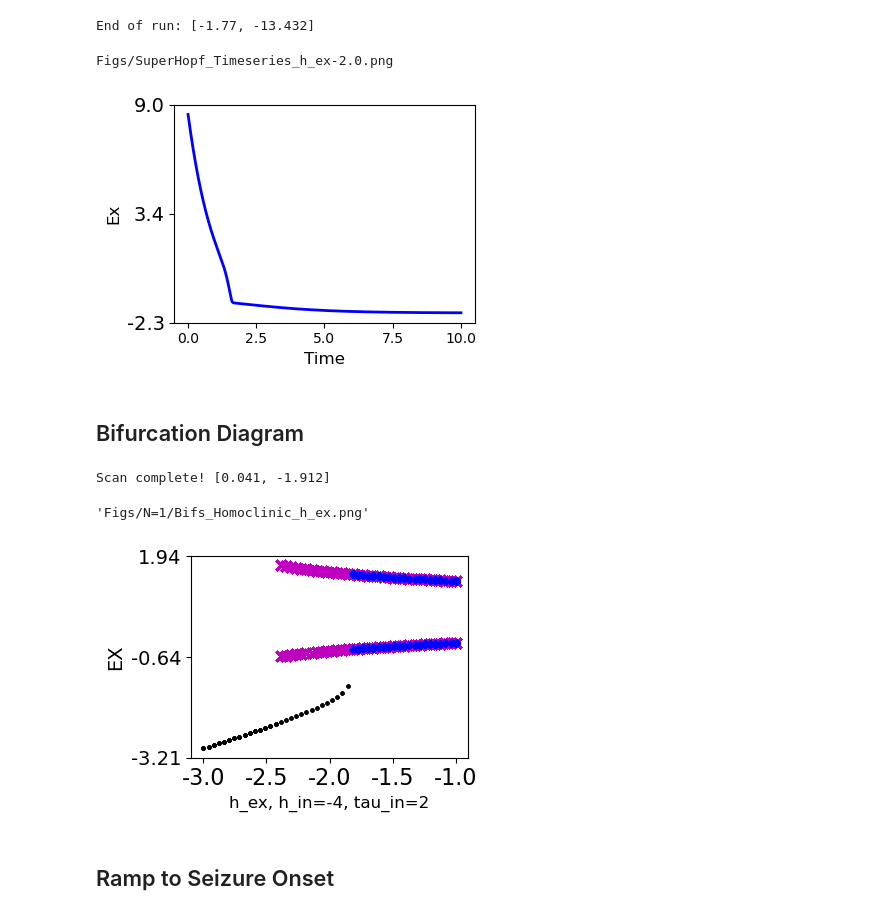
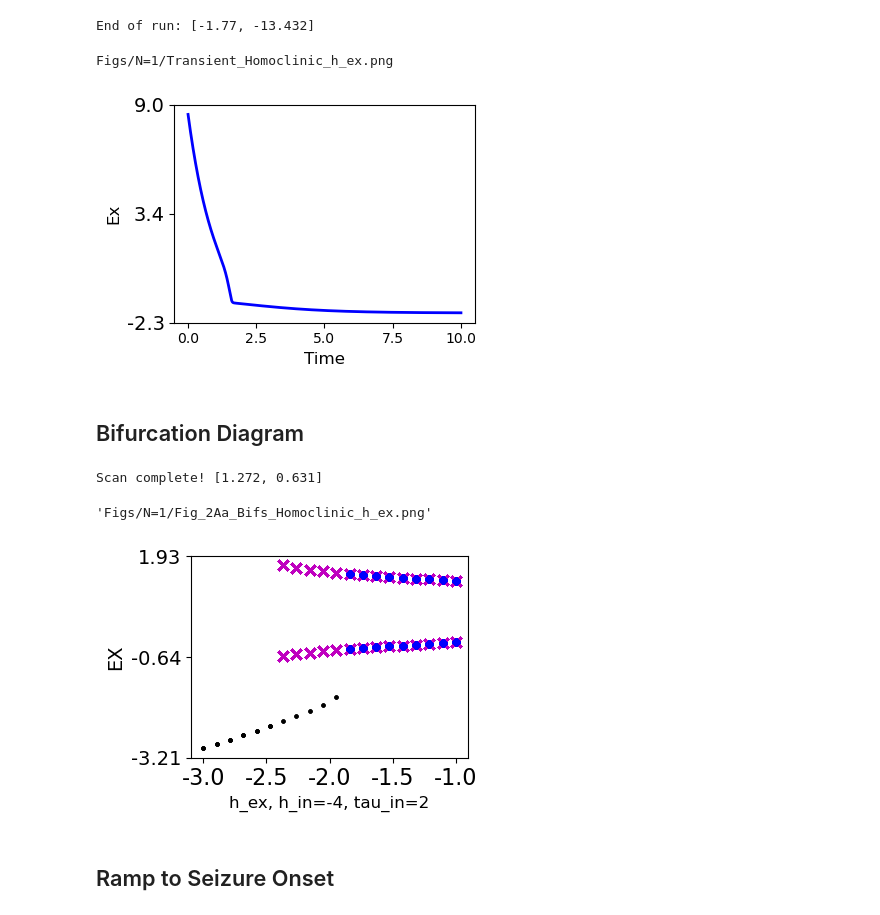
Before and after one commit to nikhita-bhatt/Non-Linear-Resonance-Manuscript, a Jupyter notebook: 2024.06.13_1osc.ipynb, the cells around one changed output. Saved outputs shown, nothing was run; the diff lists cells and outputs as text; code cells hidden in the pictures.

```diff
--- a/2024.06.13_1osc.ipynb
+++ b/2024.06.13_1osc.ipynb
@@ -248,11 +248,19 @@ time_begin, time_end = 0, time_stop
 
 fig, ax = plot_series(time, y, time_begin, time_end, sr)
 
-title_chars = 'Figs/SuperHopf_Timeseries_h_ex' + str(h_ex_0) + '.png'
+if pars[1] == 1:
+
+    title_chars = 'Figs/N=1/Bifs_SNIC_h_ex.png'
+
+elif pars[1] == 2:
+
+    title_chars = 'Figs/N=1/Transient_Homoclinic_h_ex.png'
+
+# title_chars = 'Figs/SuperHopf_Timeseries_h_ex' + str(h_ex_0) + '.png'
 # fig.savefig(title_chars, format='png')
 print(title_chars)
 # %% [output]
-Figs/SuperHopf_Timeseries_h_ex-2.0.png
+Figs/N=1/Transient_Homoclinic_h_ex.png
 [figure]
 # %% [markdown]
 ## Bifurcation Diagram
@@ -262,7 +270,7 @@ y_ini = y[-1, :]
 
 
 # Bifurcation parameter range
-steps = 50
+steps = 20
 par_min, par_max = -1, -3
 
 par_set = linspace(par_min, par_max, steps)
@@ -393,35 +401,36 @@ print('')
 print('Scan complete!', list(around(y_b[-1,:],3)))
 print('')
 # %% [output]
-Scan complete! [0.041, -1.912]
+Scan complete! [1.272, 0.631]
 # %%
 # Plot
 fig, ax = plot_bifdiagram(results_min_f, results_max_f,
                           results_min_b, results_max_b, par_set)
 
 if par_max < par_min:
 
     direct = '_back.png'
 
 else:
 
     direct = '_forw.png'
 
 ax.set_xlabel('h_ex, h_in=' + str(h_in_0) + ', tau_in=' + str(pars[1]), fontsize=12)
 
 if pars[1] == 1:
 
-    title_chars = 'Figs/N=1/Bifs_SNIC' + '_h_ex.png'
+    title_chars = 'Figs/N=1/Fig_2Ab_Bifs_SNIC' + '_h_ex.png'
 
 elif pars[1] == 2:
 
-    title_chars = 'Figs/N=1/Bifs_Homoclinic' + '_h_ex.png'
+    title_chars = 'Figs/N=1/Fig_2Aa_Bifs_Homoclinic' + '_h_ex.png'
 
-# fig.savefig(title_chars, format='png')
+# fig.savefig(title_chars, dpi=300, format='png', bbox_inches='tight')
+
 title_chars
 # %% [output]
-'Figs/N=1/Bifs_Homoclinic_h_ex.png'
+'Figs/N=1/Fig_2Aa_Bifs_Homoclinic_h_ex.png'
-[figure, old version]
+[figure, new version]
 # %% [markdown]
 ## Ramp to Seizure Onset
 # %%
```
Also changed, not shown: parts of 9 cells of this notebook, 8 other files.
